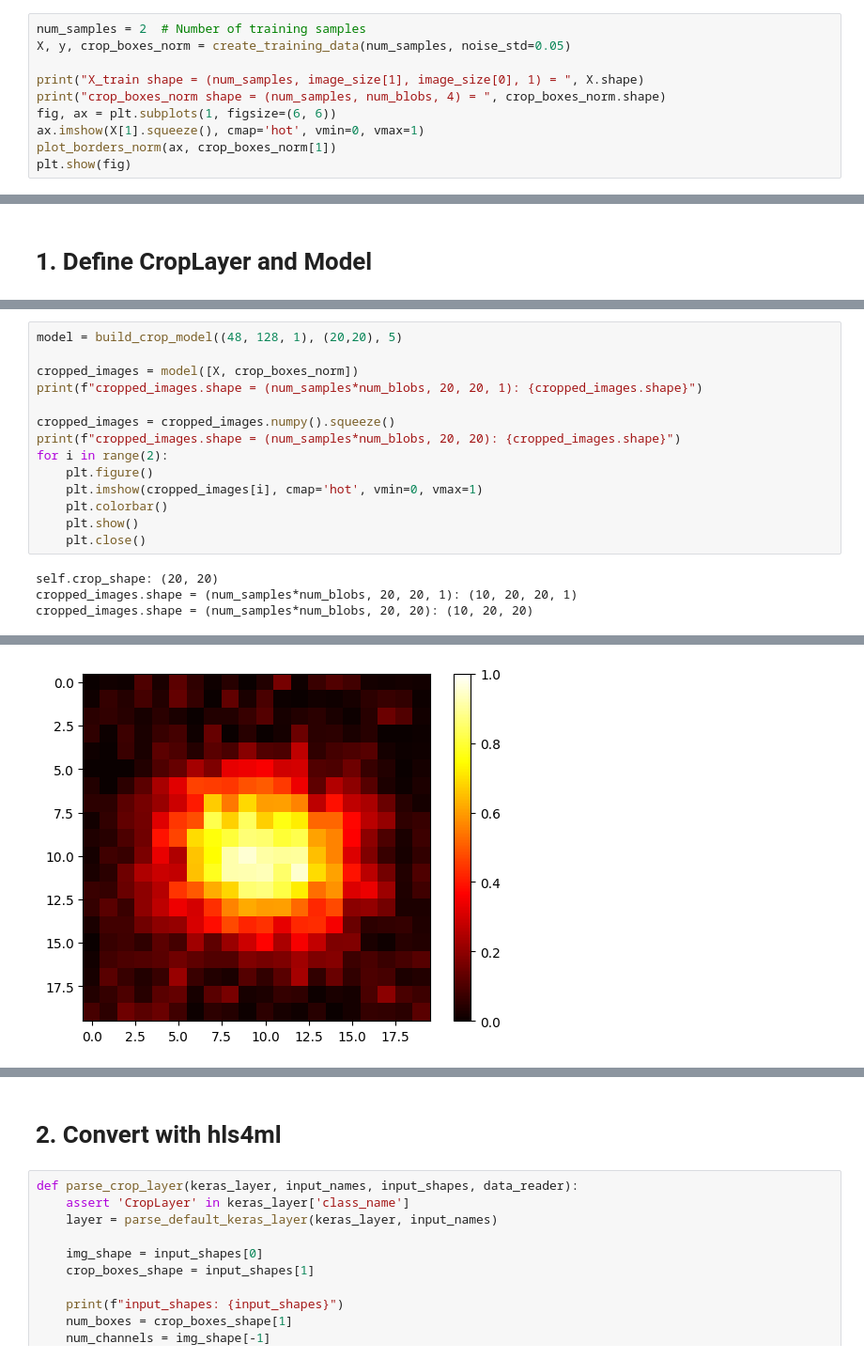
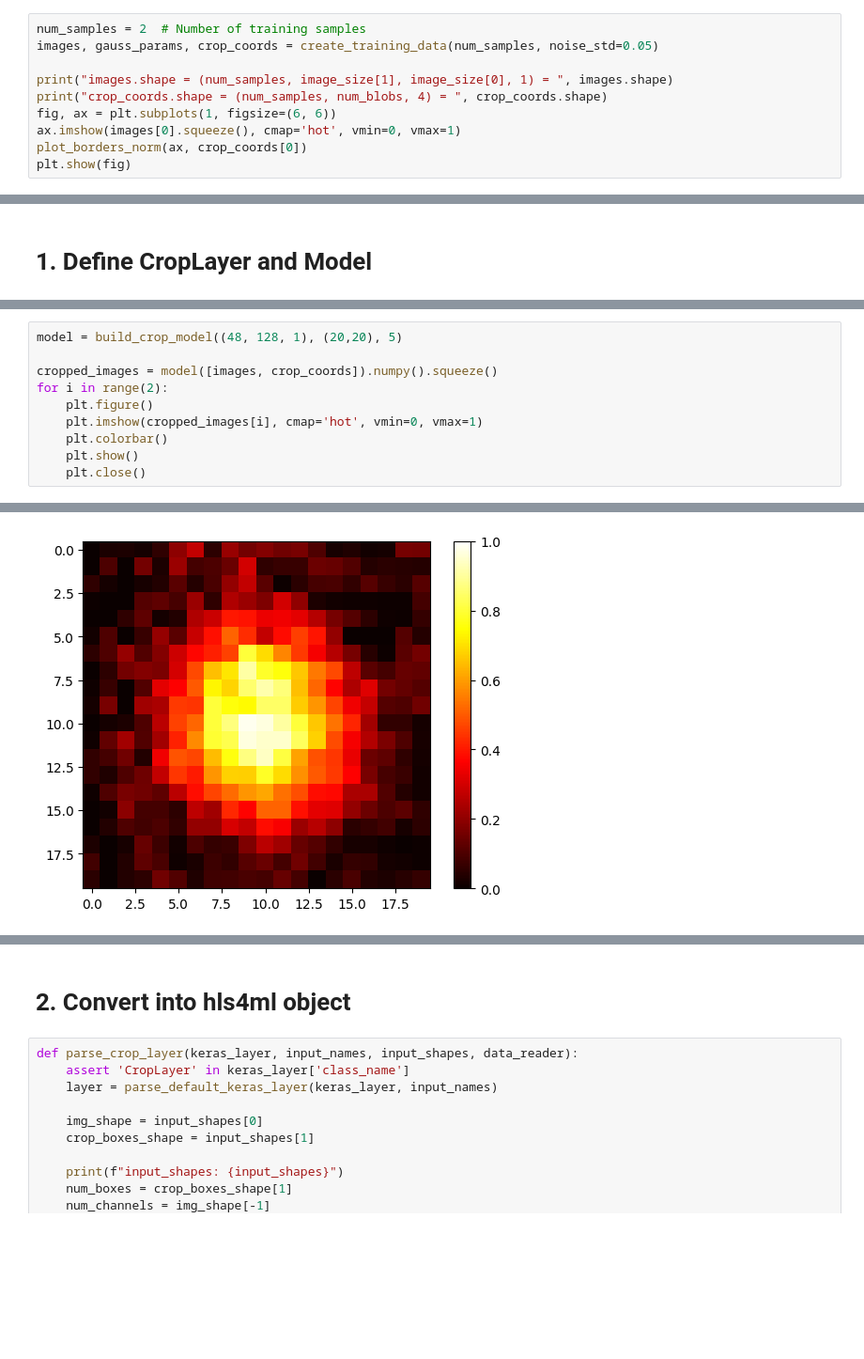
Before and after one commit to abdelabd/crop_classify, a Jupyter notebook: custom_hls_layer/test_conversions/test_conversion_crop_layer.ipynb, the cells around one changed output, grey strips where cells are left out. Shown: that part at 94% size. Saved outputs shown, nothing was run; the diff lists cells and outputs as text; blank space fills up the shorter version.

```diff
--- a/custom_hls_layer/test_conversions/test_conversion_crop_layer.ipynb
+++ b/custom_hls_layer/test_conversions/test_conversion_crop_layer.ipynb
@@ -38,12 +38,12 @@ WARNING: Failed to import handlers from merge.py: No module named 'torch'.
 # Sample/testing data
 # %%
 num_samples = 2  # Number of training samples
-X, y, crop_boxes_norm = create_training_data(num_samples, noise_std=0.05)
+images, gauss_params, crop_coords = create_training_data(num_samples, noise_std=0.05)
 
-print("X_train shape = (num_samples, image_size[1], image_size[0], 1) = ", X.shape)
-print("crop_boxes_norm shape = (num_samples, num_blobs, 4) = ", crop_boxes_norm.shape)
+print("images.shape = (num_samples, image_size[1], image_size[0], 1) = ", images.shape)
+print("crop_coords.shape = (num_samples, num_blobs, 4) = ", crop_coords.shape)
 fig, ax = plt.subplots(1, figsize=(6, 6))
-ax.imshow(X[1].squeeze(), cmap='hot', vmin=0, vmax=1)
-plot_borders_norm(ax, crop_boxes_norm[1])
+ax.imshow(images[0].squeeze(), cmap='hot', vmin=0, vmax=1)
+plot_borders_norm(ax, crop_coords[0])
 plt.show(fig)
 # %% [output]
@@ -88,11 +87,7 @@ def build_crop_model(image_shape, crop_size, num_boxes):
 # %%
 model = build_crop_model((48, 128, 1), (20,20), 5)
 
-cropped_images = model([X, crop_boxes_norm])
-print(f"cropped_images.shape = (num_samples*num_blobs, 20, 20, 1): {cropped_images.shape}")
-
-cropped_images = cropped_images.numpy().squeeze()
-print(f"cropped_images.shape = (num_samples*num_blobs, 20, 20): {cropped_images.shape}")
+cropped_images = model([images, crop_coords]).numpy().squeeze()
 for i in range(2):
     plt.figure()
     plt.imshow(cropped_images[i], cmap='hot', vmin=0, vmax=1)
@@ -100,6 +95,3 @@ for i in range(2):
     plt.show()
     plt.close()
 # %% [output]
-self.crop_shape: (20, 20)
-cropped_images.shape = (num_samples*num_blobs, 20, 20, 1): (10, 20, 20, 1)
-cropped_images.shape = (num_samples*num_blobs, 20, 20): (10, 20, 20)
@@ -120 +98 @@ To enable them in other operations, rebuild TensorFlow with the appropriate comp
-[figure, old version]
+[figure, new version]
@@ -122,5 +100,5 @@ To enable them in other operations, rebuild TensorFlow with the appropriate comp
 # %% [markdown]
-# 2. Convert with hls4ml
+# 2. Convert into hls4ml object
 # %%
 def parse_crop_layer(keras_layer, input_names, input_shapes, data_reader):
     assert 'CropLayer' in keras_layer['class_name']
```
Also changed, not shown: parts of 5 cells of this notebook.
